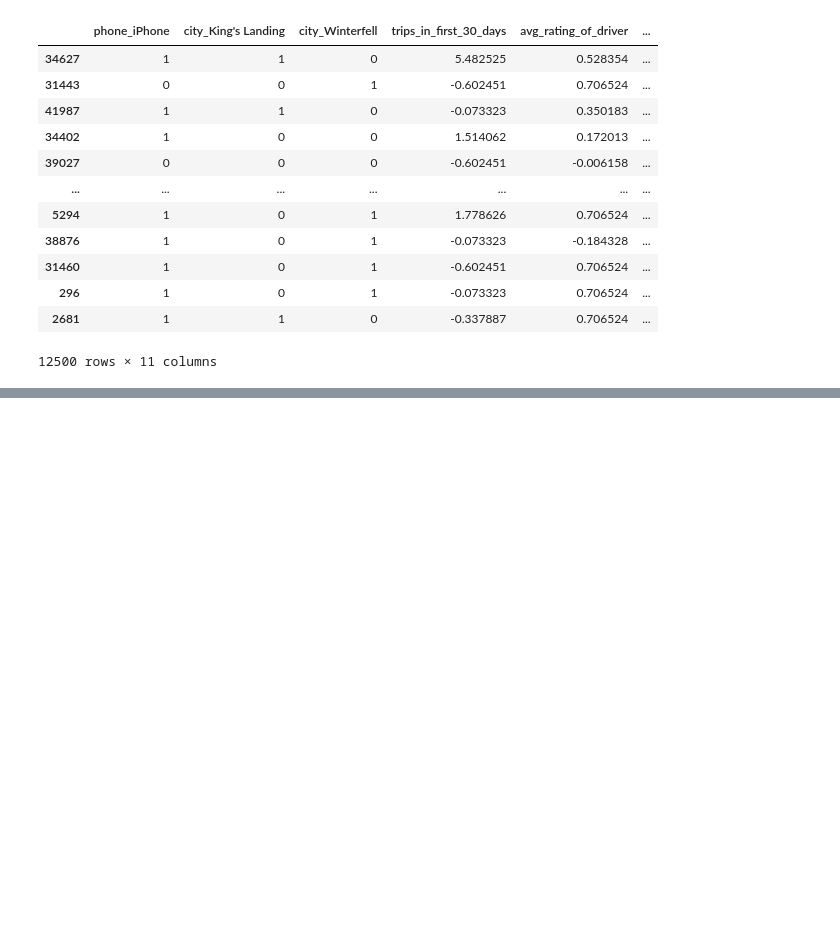
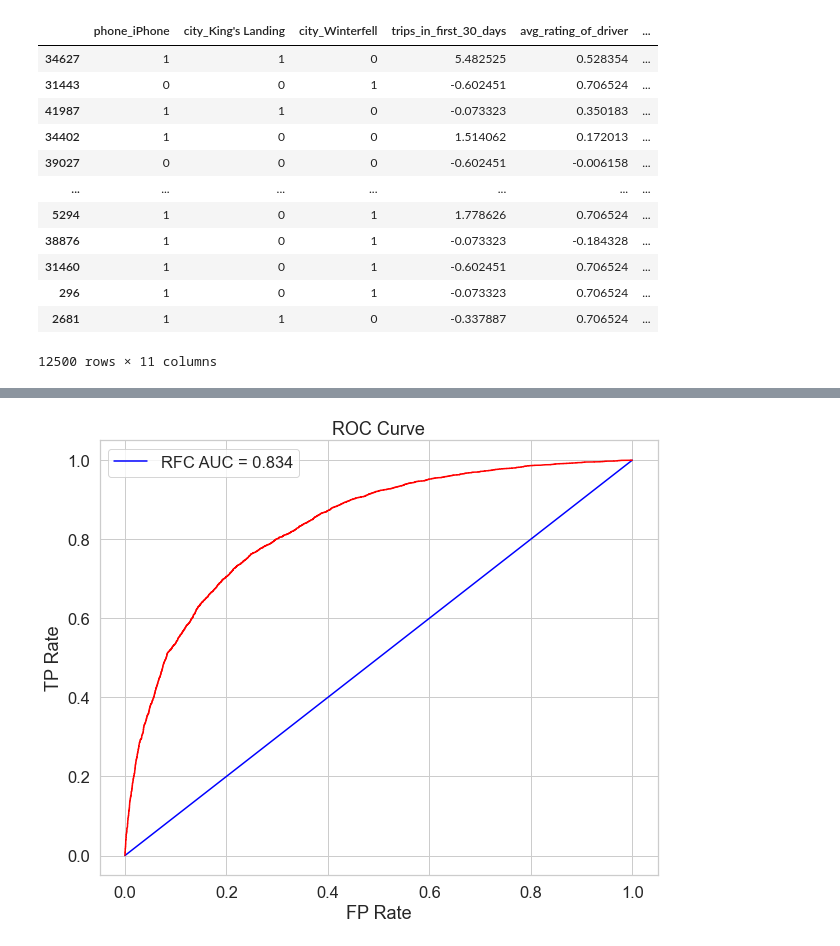
Before and after one commit to mf11y/Data_Sci_Projects, a Jupyter notebook: Take_Home_Challenge/Ultimate_Take_Home Part 3 - Predictive Modeling.ipynb, the cells around one changed output, grey strips where cells are left out. Drawn from its saved outputs; the diff is of its cells as text; code cells hidden in the pictures; blank space fills up the shorter version.

```diff
--- a/Take_Home_Challenge/Ultimate_Take_Home Part 3 - Predictive Modeling.ipynb
+++ b/Take_Home_Challenge/Ultimate_Take_Home Part 3 - Predictive Modeling.ipynb
@@ -232,0 +250,12 @@ plt.tight_layout()
+# %%
+RF_model = RandomForestClassifier()
+grid = {
+    'bootstrap': [True,False],
+    'max_depth': [int(x) for x in np.linspace(50, 110,11)] + [None],
+    'max_features': ['auto', 'sqrt'],
+    'min_samples_leaf': [1, 2, 4],
+    'min_samples_split': [2, 5, 10],
+    'n_estimators': [int(x) for x in np.linspace(200, 2000,10)]
+}
+search = RandomizedSearchCV(RF_model, grid, n_iter=10,scoring='roc_auc', cv=5, n_jobs=-1,random_state=47)
+results = search.fit(X_train, y_train)
@@ -232,0 +293,19 @@ plt.tight_layout()
+# %%
+RF_y_pred_prob = results.predict_proba(X_test)[:,1]
+RF_score = round(roc_auc_score(y_test,RF_y_pred_prob),3)
+
+RF_fpr, RF_tpr, RF_thresholds = roc_curve(y_test, RF_y_pred_prob)
+
+plt.figure(figsize=(10,8))
+
+line_45 = np.linspace(0, 1.0, 20)
+plt.plot(line_45, line_45, color='blue')
+
+plt.plot(RF_fpr, RF_tpr, color='red')
+
+plt.legend(['RFC AUC = ' + str(RF_score)],loc='best')
+plt.xlabel("FP Rate")
+plt.ylabel("TP Rate")
+plt.title("ROC Curve");
+# %% [output]
+[figure, added]
```
Also changed, not shown: parts of 28 cells of this notebook.
